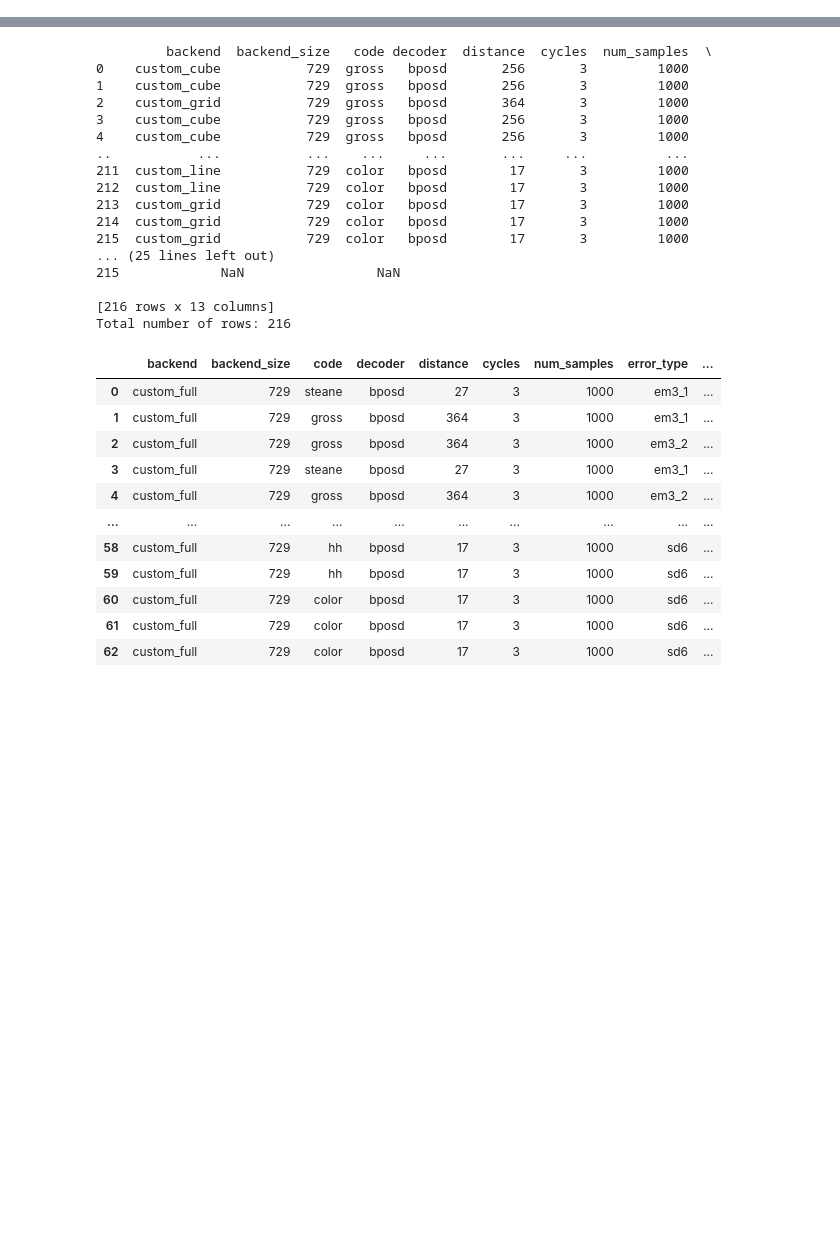
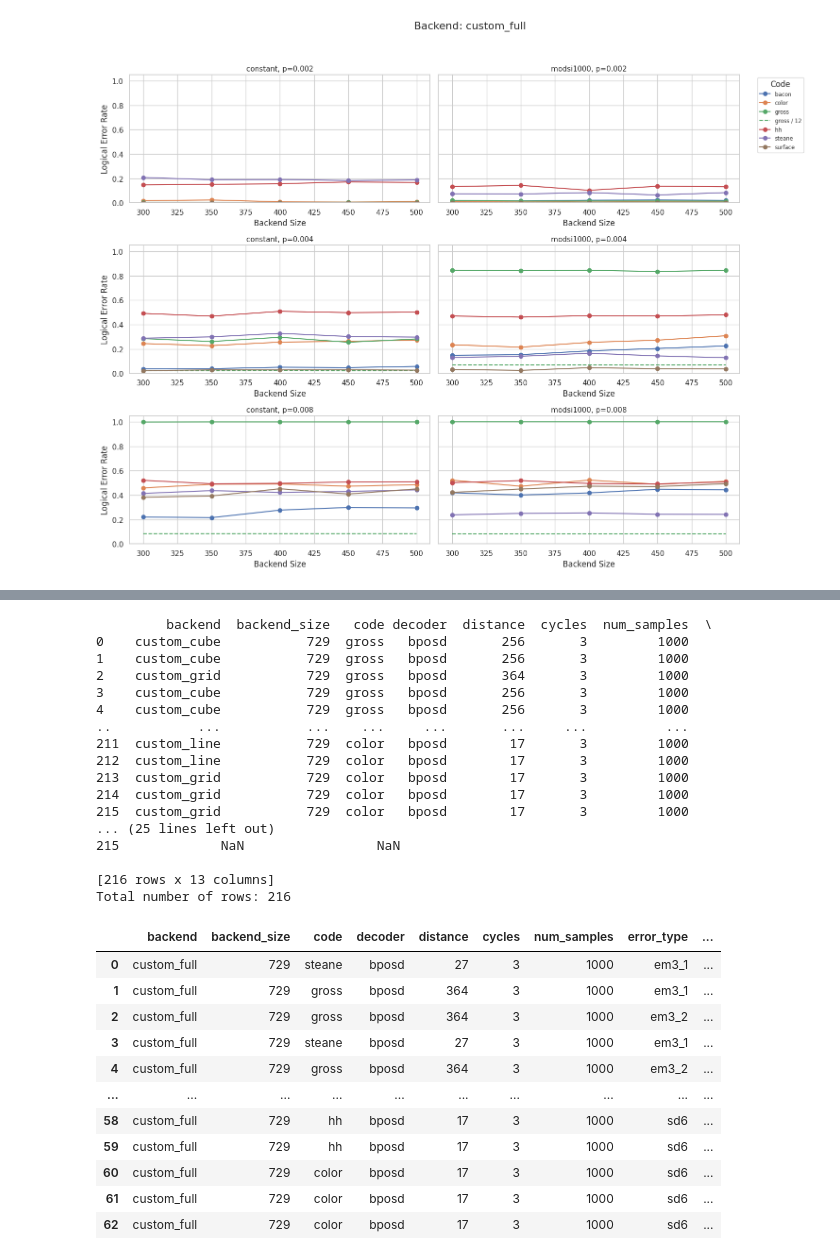
Before and after one commit to aswierkowska/eccentric_bench, a Jupyter notebook: utils/plots.ipynb, the cells around one changed output, grey strips where cells are left out. Saved outputs shown, nothing was run; the diff lists cells and outputs as text; code cells hidden in the pictures; blank space fills up the shorter version.

```diff
--- a/utils/plots.ipynb
+++ b/utils/plots.ipynb
@@ -32,5 +25,69 @@ df
 # %%
 import matplotlib.pyplot as plt
+# %%
+import matplotlib.pyplot as plt
+
+# Error types and probabilities to show
+error_types = ['constant', 'modsi1000']
+error_probs = [0.002, 0.004, 0.008]
+
+# Filter out heavyhex codes
+df_filtered = df[~df['code'].str.contains('heavyhex', case=False, na=False)]
+df_filtered = df_filtered[~df_filtered['backend'].str.contains('heavyhex', case=False, na=False)]
+
+
+# Get unique backends
+backends = df_filtered['backend'].unique()
+
+for backend in backends:
+    fig, axes = plt.subplots(len(error_probs), len(error_types), figsize=(16, 12), sharey=True)
+
+    fig.suptitle(f'Backend: {backend}', fontsize=16)
+
+    for i, p in enumerate(error_probs):  # rows = error probabilities
+        for j, et in enumerate(error_types):  # columns = error types
+            ax = axes[i][j]
+            subset = df_filtered[
+                (df_filtered['backend'] == backend) &
+                (df_filtered['error_type'] == et) &
+                (df_filtered['error_probability'] == p)
+            ]
+
+            for code, group in subset.groupby('code'):
+                group_sorted = group.sort_values('backend_size')
+
+                # Plot gross line normally
+                if code == 'gross':
+                    line = ax.plot(group_sorted['backend_size'], group_sorted['logical_error_rate'],
+                                   label=code, marker='o')
+                    line_color = line[0].get_color()
+
+                    # Dashed gross/12 line
+                    gross_div12 = group_sorted['logical_error_rate'] / 12
+                    ax.plot(group_sorted['backend_size'], gross_div12,
+                            linestyle='--', color=line_color, label='gross / 12')
+                else:
+                    ax.plot(group_sorted['backend_size'], group_sorted['logical_error_rate'],
+                            label=code, marker='o')
+
+            # Titles and labels
+            ax.set_title(f'{et}, p={p}', fontsize=11)
+            ax.set_xlabel('Backend Size')
+            if j == 0:
+                ax.set_ylabel('Logical Error Rate')
+
+            ax.grid(True)
+            ax.set_ylim(0, 1.05)
+
+            # Add legend only once
+            if i == 0 and j == 1:
+                ax.legend(title='Code', fontsize='x-small', bbox_to_anchor=(1.05, 1), loc='upper left')
+
+    plt.tight_layout(rect=[0, 0, 0.95, 0.95])
+    plt.savefig(f"../data/size/full.png")
+    plt.show()
+# %% [output]
+[figure, added]
 # %%
 import matplotlib.pyplot as plt
 
```
Also changed, not shown: parts of 3 cells of this notebook, 1 other file.
